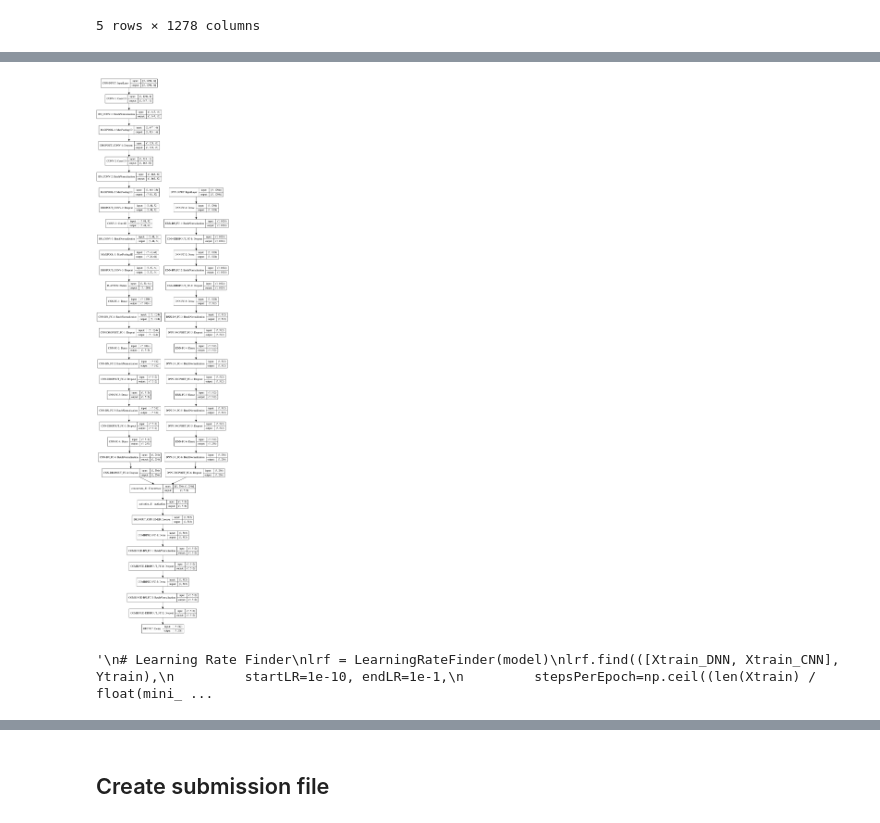
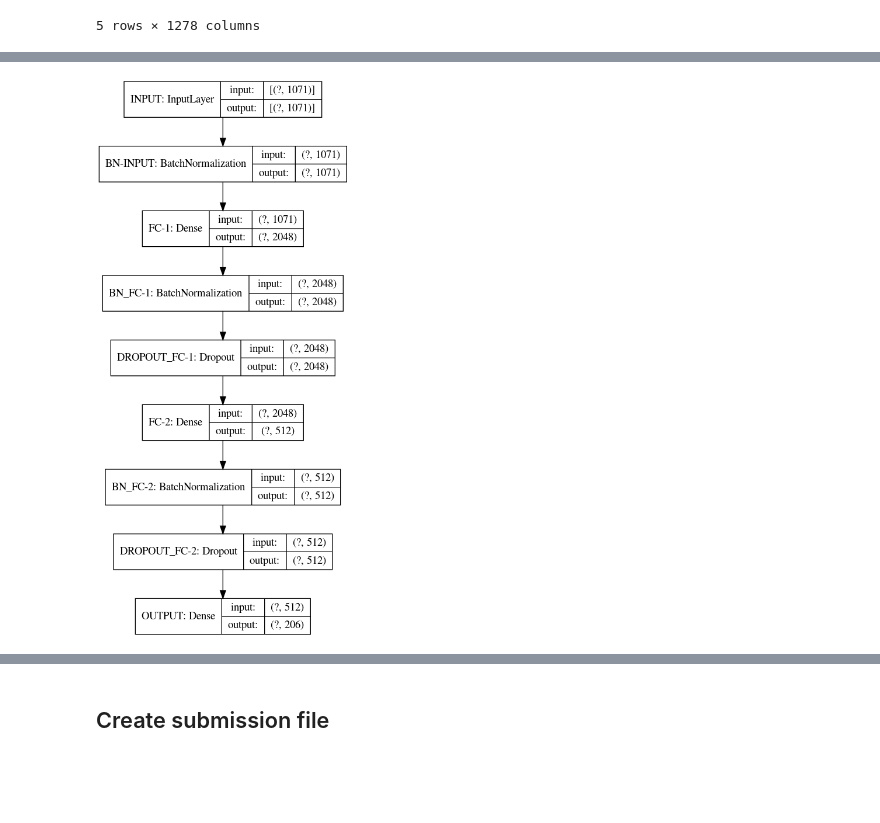
Before and after one commit to dlaststark/machine-learning-projects, a Jupyter notebook: Kaggle/Mechanism of Action/moa-prediction.ipynb, the cells around one changed output, grey strips where cells are left out. Drawn from its saved outputs; the diff is of its cells as text; code cells hidden in the pictures; blank space fills up the shorter version.

Commit message:
Kaggle Hackathon - Copy2

```diff
--- a/Kaggle/Mechanism of Action/moa-prediction.ipynb
+++ b/Kaggle/Mechanism of Action/moa-prediction.ipynb
@@ -592,0 +651,2 @@ train_y: (23814, 206)
+# %%
+train_x, Xpredict = data_preprocess(train_df, predict_df)
@@ -592,0 +840,6 @@ train_y: (23814, 206)
+# %%
+'''
+top_feats =
+
+print(len(top_feats))
+'''
@@ -598,19 +853,20 @@ for train_index, test_index in sss.split(train_x, train_y):
     Xtrain, Xtest = train_x[train_index], train_x[test_index]
     Ytrain, Ytest = train_y[train_index], train_y[test_index]
 # %%
-Xtrain_DNN = Xtrain.copy()
-Xtest_DNN = Xtest.copy()
-Xpredict_DNN = Xpredict.copy()
+Xtrain = Xtrain[:, top_feats]
+Xtest = Xtest[:, top_feats]
+Xpredict = Xpredict[:, top_feats]
 
 print("------------------------- Training Dataset -------------------------")
-print("Xtrain_DNN shape: {}".format(Xtrain_DNN.shape))
+print("Xtrain_full shape: {}".format(Xtrain_full.shape))
+print("Xtrain shape: {}".format(Xtrain.shape))
 print("Ytrain shape: {}".format(Ytrain.shape))
 
 print("\n------------------------- Test Dataset -------------------------")
-print("Xtest_DNN shape: {}".format(Xtest_DNN.shape))
+print("Xtest shape: {}".format(Xtest.shape))
 print("Ytest shape: {}".format(Ytest.shape))
 
 print("\n------------------------- Prediction Dataset -------------------------")
-print("Xpredict_DNN shape: {}".format(Xpredict_DNN.shape))
+print("Xpredict shape: {}".format(Xpredict.shape))
 # %% [output]
 ------------------------- Training Dataset -------------------------
@@ -796,0 +885,11 @@ ________________________________________________________________________________
+# %%
+# Define the model hyperparameters
+mini_batch_size = 128
+
+# Prediction Clipping Thresholds
+p_min = 0.001
+p_max = 0.999
+
+# Create the model
+model = moa_prediction_model(Xtrain.shape[1], Ytrain.shape[1])
+model.summary()
@@ -797,19 +914,5 @@ ________________________________________________________________________________
 # %%
-plot_model(model, to_file='/kaggle/working/scored_labels_hybrid_model_plot.png', show_shapes=True, show_layer_names=True)
+plot_model(model, to_file='/kaggle/working/moa_prediction_model.png', show_shapes=True, show_layer_names=True)
 # %% [output]
-[figure, old version]
+[figure, new version]
-# %%
-'''
-# Learning Rate Finder
-lrf = LearningRateFinder(model)
-lrf.find(([Xtrain_DNN, Xtrain_CNN], Ytrain),
-         startLR=1e-10, endLR=1e-1,
-         stepsPerEpoch=np.ceil((len(Xtrain) / float(mini_batch_size))),
-         batchSize=mini_batch_size)
-lrf.plot_loss()
-plt.grid()
-plt.show()
-'''
-# %% [output]
-'\n# Learning Rate Finder\nlrf = LearningRateFinder(model)\nlrf.find(([Xtrain_DNN, Xtrain_CNN], Ytrain),\n         startLR=1e-10, endLR=1e-1,\n         stepsPerEpoch=np.ceil((len(Xtrain) / float(mini_ ...
 # %%
```
Also changed, not shown: parts of 89 cells of this notebook.
